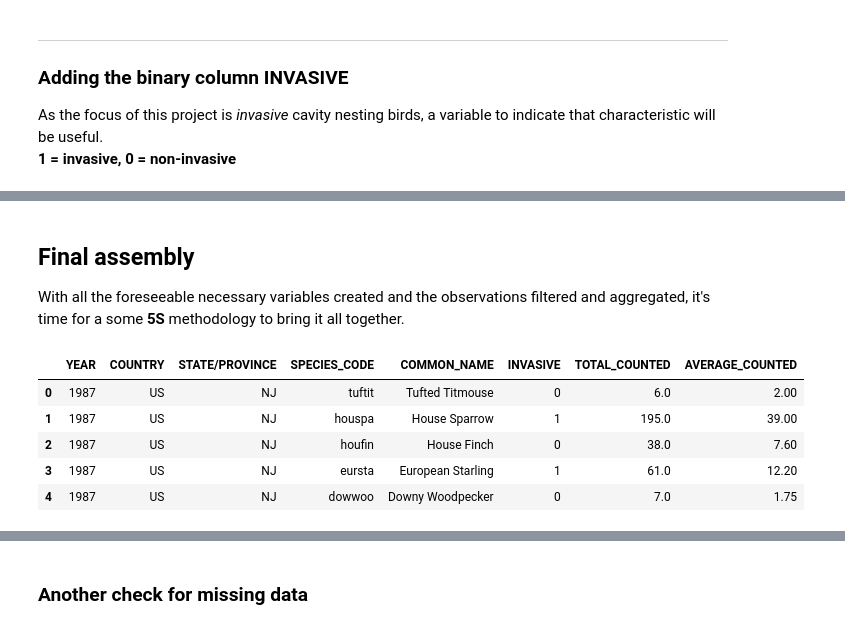
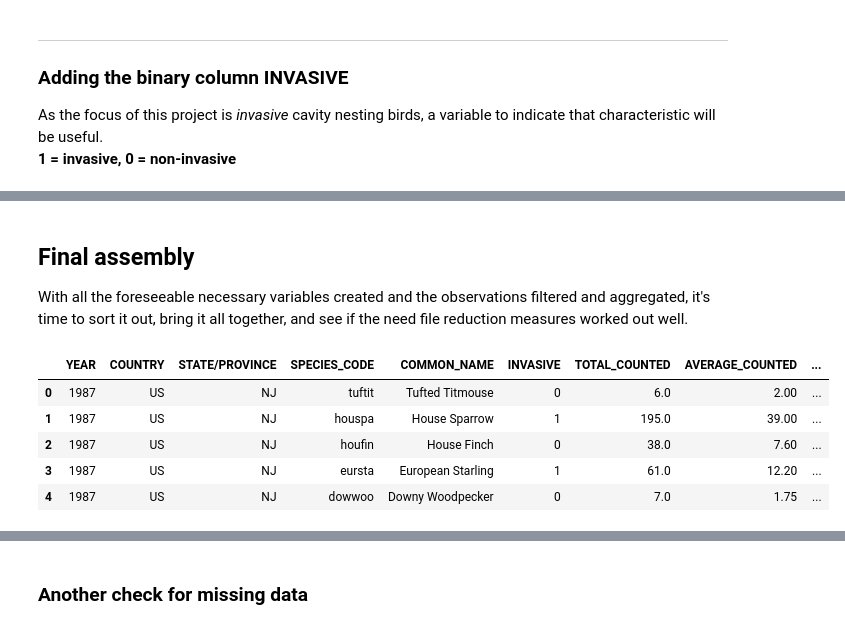
Before and after one commit to LDB-Stan/Invasive-Birds-Project, a Jupyter notebook: invasive_birds_project_book_1.ipynb, the cells around one changed output, grey strips where cells are left out. Saved outputs shown, nothing was run; the diff lists cells and outputs as text; code cells hidden in the pictures.

```diff
--- a/invasive_birds_project_book_1.ipynb
+++ b/invasive_birds_project_book_1.ipynb
@@ -473,6 +462,6 @@ birds_main_sec_2['SUBNATIONAL1_CODE'] = birds_main_sec_2['SUBNATIONAL1_CODE'].re
 # %%
-birds_main_sec_2 = birds_main_sec_2.drop(birds_main_sec_2[birds_main_sec_2['SUBNATIONAL1_CODE'] == 'MN-061'].index)
-birds_main_sec_2 = birds_main_sec_2.drop(birds_main_sec_2[birds_main_sec_2['SUBNATIONAL1_CODE'] == 'XX-'].index)
+birds_main_secondary = birds_main_secondary.drop(birds_main_secondary[birds_main_secondary['SUBNATIONAL1_CODE'] == 'MN-061'].index)
+birds_main_secondary = birds_main_secondary.drop(birds_main_secondary[birds_main_secondary['SUBNATIONAL1_CODE'] == 'XX-'].index)
 
-birds_main_sec_2['SUBNATIONAL1_CODE'].unique()
+birds_main_secondary['SUBNATIONAL1_CODE'].unique()
 # %% [output]
@@ -489,10 +478,12 @@ array(['CA-AB', 'CA-BC', 'CA-MB', 'CA-NB', 'CA-NL', 'CA-NS', 'CA-NT',
 # %% [markdown]
 ### Performing the split
 # %%
-split = birds_main_sec_2['SUBNATIONAL1_CODE'].str.split('-')
+split = birds_main_secondary['SUBNATIONAL1_CODE'].str.split('-')
 
-birds_main_sec_2['COUNTRY'] = split.str.get(0)
-birds_main_sec_2['STATE/PROVINCE'] = split.str.get(1)
+birds_main_secondary['COUNTRY'] = split.str.get(0)
+birds_main_secondary['STATE/PROVINCE'] = split.str.get(1)
 
-birds_main_sec_2.head()
+birds_main_v3 = birds_main_secondary[['LOC_ID', 'COUNTRY', 'STATE/PROVINCE', 'YEAR',
+       'SPECIES_CODE', 'COMMON_NAME', 'HOW_MANY']]
+birds_main_v3.head()
 # %% [output]
@@ -522,0 +534,7 @@ array(['AB', 'AK', 'AL', 'AR', 'AZ', 'BC', 'CA', 'CO', 'CT', 'DC', 'DE',
+# %%
+# add totals, averages, and location counts
+
+birds_main_v4 = birds_main_v3.groupby(['COUNTRY', 'STATE/PROVINCE', 'YEAR', 'SPECIES_CODE', 'COMMON_NAME']).agg(
+    TOTAL_COUNTED = ('HOW_MANY', 'sum'), AVERAGE_COUNTED = ('HOW_MANY', 'mean'), LOCATIONS = ('LOC_ID', 'nunique')).reset_index()
+
+birds_main_v4.head()
@@ -528,7 +553,7 @@ As the focus of this project is *invasive* cavity nesting birds, a variable to i
 # %%
 invasive_code = ['houspa', 'eursta', 'eutspa']
 
-birds_main_sec_2['INVASIVE'] = birds_main_sec_2['SPECIES_CODE'].isin(invasive_code).map({True: 1, False: 0})
+birds_main_v4['INVASIVE'] = birds_main_v4['SPECIES_CODE'].isin(invasive_code).map({True: 1, False: 0})
 
-birds_main_sec_2.head()
+birds_main_v4.head()
 # %% [output]
@@ -541,21 +566,21 @@ birds_main_sec_2.head()
 # %% [markdown]
 ## Final assembly
-With all the foreseeable necessary variables created and the observations filtered and aggregated, it's time for a some **5S** methodology to bring it all together.
+With all the foreseeable necessary variables created and the observations filtered and aggregated, it's time to sort it out, bring it all together, and see if the need file reduction measures worked out well.
 # %%
-# remove 'SUBNATIONAL1_CODE' and reorder columns
+# reorder columns
 
-birds_main = birds_main_sec_2[['YEAR', 'COUNTRY', 'STATE/PROVINCE', 'SPECIES_CODE', 'COMMON_NAME',
-        'INVASIVE', 'TOTAL_COUNTED', 'AVERAGE_COUNTED']].sort_values(by = ['YEAR'], ascending = True)
+birds_main = birds_main_v4[['YEAR', 'COUNTRY', 'STATE/PROVINCE', 'SPECIES_CODE', 'COMMON_NAME',
+        'INVASIVE', 'TOTAL_COUNTED', 'AVERAGE_COUNTED', 'LOCATIONS']].sort_values(by = ['YEAR'], ascending = True)
 birds_main.reset_index(drop = True, inplace = True)
 
 birds_main.head()
 # %% [output]
-|  | YEAR | COUNTRY | STATE/PROVINCE | SPECIES_CODE | COMMON_NAME | INVASIVE | TOTAL_COUNTED | AVERAGE_COUNTED |
-| 0 | 1987 | US | NJ | tuftit | Tufted Titmouse | 0 | 6.0 | 2.00 |
-| 1 | 1987 | US | NJ | houspa | House Sparrow | 1 | 195.0 | 39.00 |
-| 2 | 1987 | US | NJ | houfin | House Finch | 0 | 38.0 | 7.60 |
-| 3 | 1987 | US | NJ | eursta | European Starling | 1 | 61.0 | 12.20 |
-| 4 | 1987 | US | NJ | dowwoo | Downy Woodpecker | 0 | 7.0 | 1.75 |
+|  | YEAR | COUNTRY | STATE/PROVINCE | SPECIES_CODE | COMMON_NAME | INVASIVE | TOTAL_COUNTED | AVERAGE_COUNTED | ... |
+| 0 | 1987 | US | NJ | tuftit | Tufted Titmouse | 0 | 6.0 | 2.00 | ... |
+| 1 | 1987 | US | NJ | houspa | House Sparrow | 1 | 195.0 | 39.00 | ... |
+| 2 | 1987 | US | NJ | houfin | House Finch | 0 | 38.0 | 7.60 | ... |
+| 3 | 1987 | US | NJ | eursta | European Starling | 1 | 61.0 | 12.20 | ... |
+| 4 | 1987 | US | NJ | dowwoo | Downy Woodpecker | 0 | 7.0 | 1.75 | ... |
 # %%
 birds_main.info()
 # %% [output]
```
Also changed, not shown: parts of 33 cells of this notebook, 1 other file.
